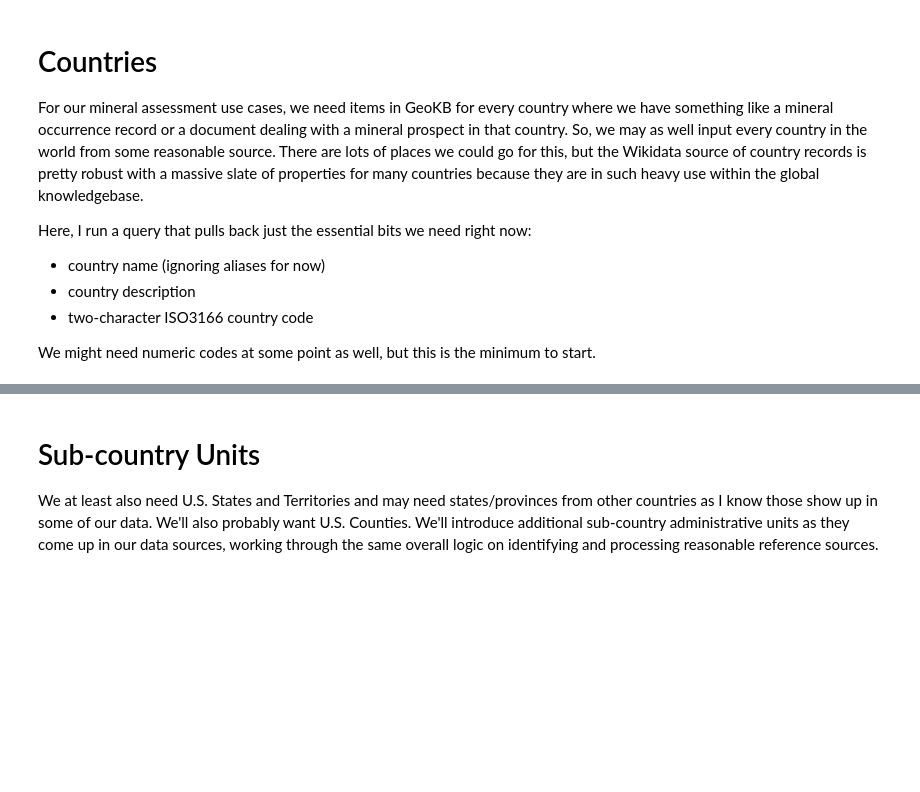
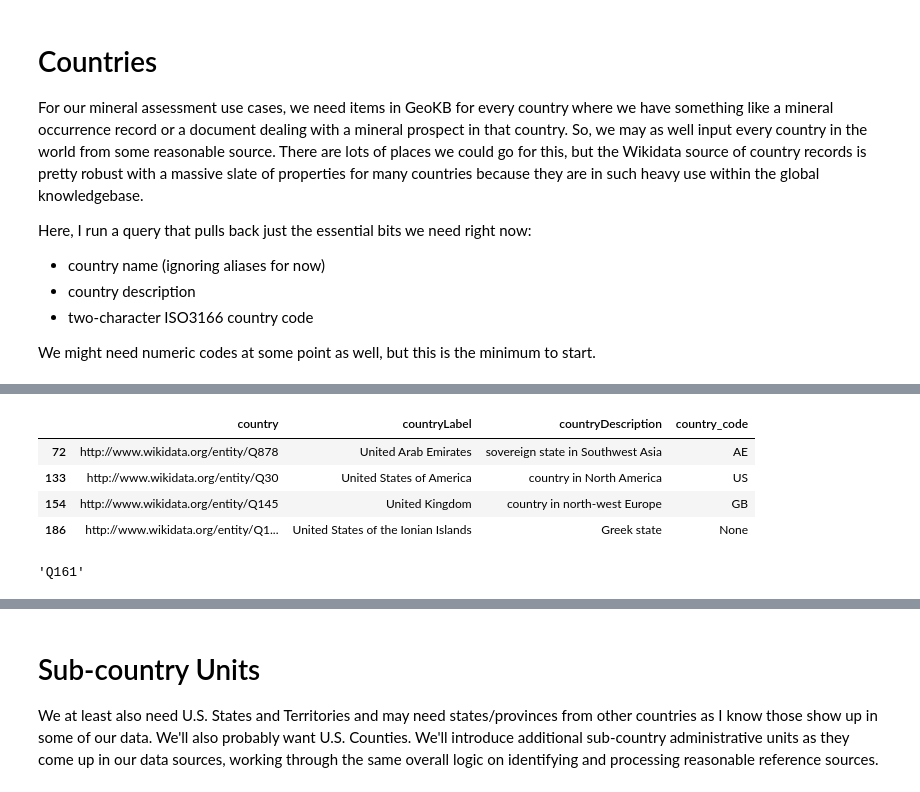
Before and after one commit to skybristol/geokb, a Jupyter notebook: Place Name Reference.ipynb, the cells around one changed output, grey strips where cells are left out. Drawn from its saved outputs; the diff is of its cells as text; code cells hidden in the pictures; blank space fills up the shorter version.

```diff
--- a/Place Name Reference.ipynb
+++ b/Place Name Reference.ipynb
@@ -68,0 +78,8 @@ wd_countries.head()
+# %%
+wd_countries[wd_countries.countryLabel.str.contains('United')]
+# %% [output]
+|  | country | countryLabel | countryDescription | country_code |
+| 72 | http://www.wikidata.org/entity/Q878 | United Arab Emirates | sovereign state in Southwest Asia | AE |
+| 133 | http://www.wikidata.org/entity/Q30 | United States of America | country in North America | US |
+| 154 | http://www.wikidata.org/entity/Q145 | United Kingdom | country in north-west Europe | GB |
+| 186 | http://www.wikidata.org/entity/Q1... | United States of the Ionian Islands | Greek state | None |
@@ -68,0 +92,4 @@ wd_countries.head()
+# %%
+get_label_id('United States of America')
+# %% [output]
+'Q161'
```
Also changed, not shown: parts of 9 cells of this notebook.
